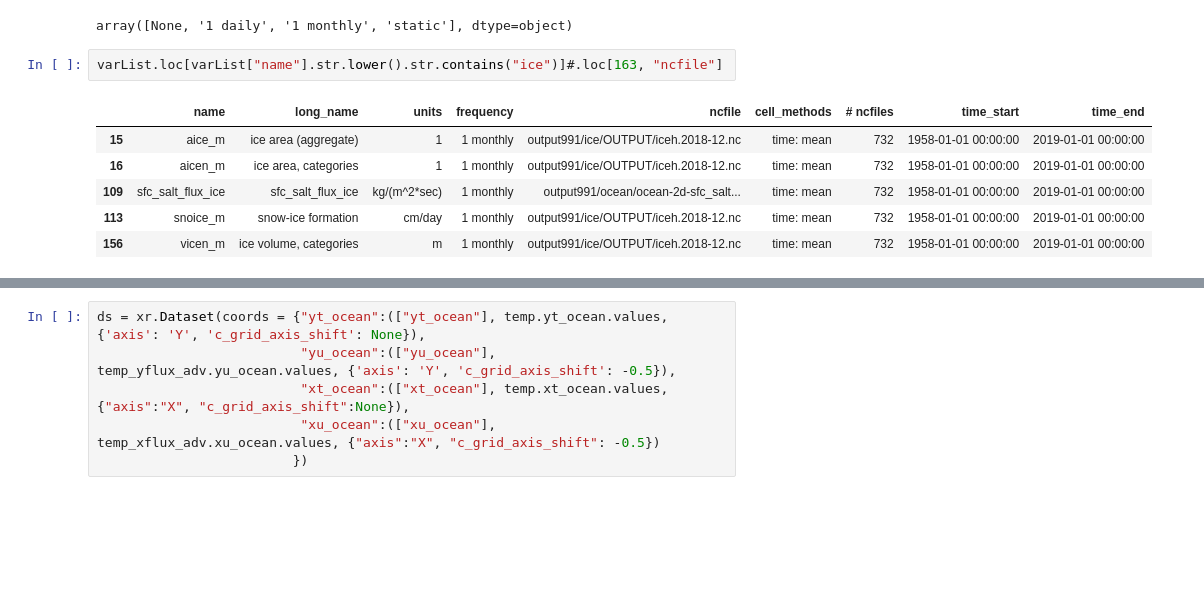
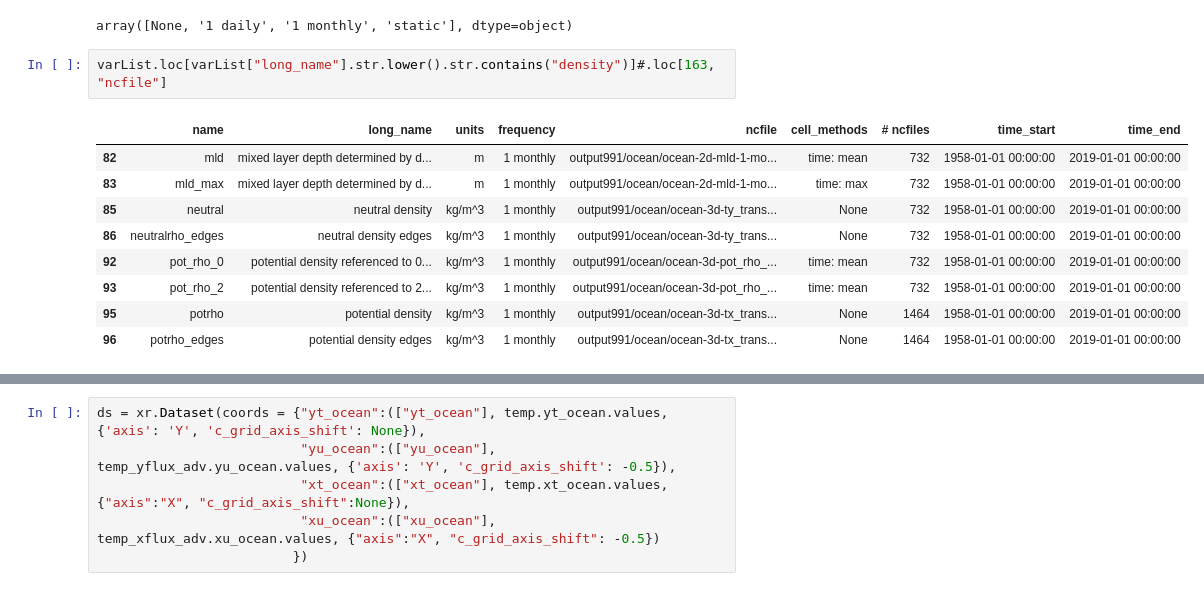
Before and after one commit to adityarn/CDW_mixing_ACCESS, a Jupyter notebook: compute_WMT.ipynb, the cells around one changed output, grey strips where cells are left out. Saved outputs shown, nothing was run; the diff lists cells and outputs as text; blank space fills up the shorter version.

```diff
--- a/compute_WMT.ipynb
+++ b/compute_WMT.ipynb
@@ -53,13 +60,16 @@ varList["frequency"].unique()
 # %% [output]
 array([None, '1 daily', '1 monthly', 'static'], dtype=object)
 # %%
-varList.loc[varList["name"].str.lower().str.contains("ice")]#.loc[163, "ncfile"]
+varList.loc[varList["long_name"].str.lower().str.contains("density")]#.loc[163, "ncfile"]
 # %% [output]
 |  | name | long_name | units | frequency | ncfile | cell_methods | # ncfiles | time_start | time_end |
-| 15 | aice_m | ice area (aggregate) | 1 | 1 monthly | output991/ice/OUTPUT/iceh.2018-12.nc | time: mean | 732 | 1958-01-01 00:00:00 | 2019-01-01 00:00:00 |
-| 16 | aicen_m | ice area, categories | 1 | 1 monthly | output991/ice/OUTPUT/iceh.2018-12.nc | time: mean | 732 | 1958-01-01 00:00:00 | 2019-01-01 00:00:00 |
-| 109 | sfc_salt_flux_ice | sfc_salt_flux_ice | kg/(m^2*sec) | 1 monthly | output991/ocean/ocean-2d-sfc_salt... | time: mean | 732 | 1958-01-01 00:00:00 | 2019-01-01 00:00:00 |
-| 113 | snoice_m | snow-ice formation | cm/day | 1 monthly | output991/ice/OUTPUT/iceh.2018-12.nc | time: mean | 732 | 1958-01-01 00:00:00 | 2019-01-01 00:00:00 |
-| 156 | vicen_m | ice volume, categories | m | 1 monthly | output991/ice/OUTPUT/iceh.2018-12.nc | time: mean | 732 | 1958-01-01 00:00:00 | 2019-01-01 00:00:00 |
+| 82 | mld | mixed layer depth determined by d... | m | 1 monthly | output991/ocean/ocean-2d-mld-1-mo... | time: mean | 732 | 1958-01-01 00:00:00 | 2019-01-01 00:00:00 |
+| 83 | mld_max | mixed layer depth determined by d... | m | 1 monthly | output991/ocean/ocean-2d-mld-1-mo... | time: max | 732 | 1958-01-01 00:00:00 | 2019-01-01 00:00:00 |
+| 85 | neutral | neutral density | kg/m^3 | 1 monthly | output991/ocean/ocean-3d-ty_trans... | None | 732 | 1958-01-01 00:00:00 | 2019-01-01 00:00:00 |
+| 86 | neutralrho_edges | neutral density edges | kg/m^3 | 1 monthly | output991/ocean/ocean-3d-ty_trans... | None | 732 | 1958-01-01 00:00:00 | 2019-01-01 00:00:00 |
+| 92 | pot_rho_0 | potential density referenced to 0... | kg/m^3 | 1 monthly | output991/ocean/ocean-3d-pot_rho_... | time: mean | 732 | 1958-01-01 00:00:00 | 2019-01-01 00:00:00 |
+| 93 | pot_rho_2 | potential density referenced to 2... | kg/m^3 | 1 monthly | output991/ocean/ocean-3d-pot_rho_... | time: mean | 732 | 1958-01-01 00:00:00 | 2019-01-01 00:00:00 |
+| 95 | potrho | potential density | kg/m^3 | 1 monthly | output991/ocean/ocean-3d-tx_trans... | None | 1464 | 1958-01-01 00:00:00 | 2019-01-01 00:00:00 |
+| 96 | potrho_edges | potential density edges | kg/m^3 | 1 monthly | output991/ocean/ocean-3d-tx_trans... | None | 1464 | 1958-01-01 00:00:00 | 2019-01-01 00:00:00 |
 # %%
 average_DT = cc.querying.getvar(experiment, "average_DT", session, start_time="1990-01-01", end_time="2019-01-01", frequency="1 monthly")
```
Also changed, not shown: parts of 42 cells of this notebook, 2 other files.
